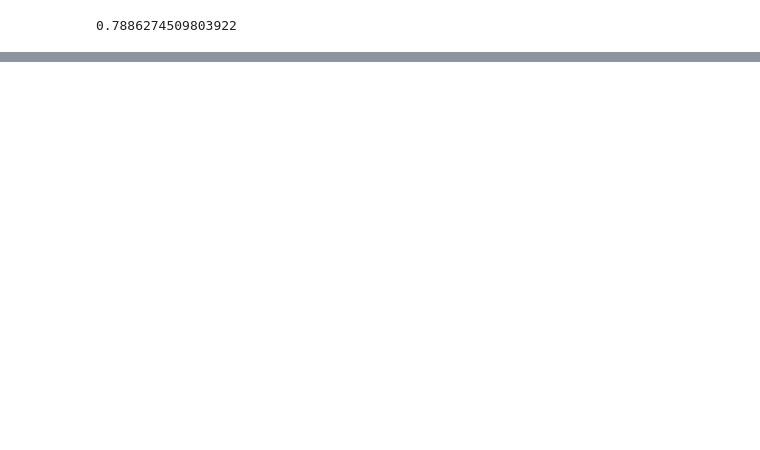
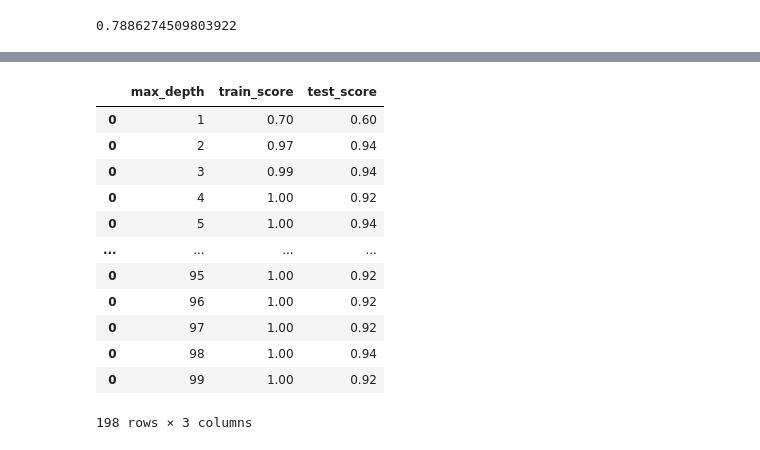
Before and after one commit to Accolyte42/Carpov_ML, a Jupyter notebook: Carpov_notes.ipynb, the cells around one changed output, grey strips where cells are left out. Cells and saved outputs as stored; diff of their text form; code cells hidden in the pictures; blank space fills up the shorter version.

```diff
--- a/Carpov_notes.ipynb
+++ b/Carpov_notes.ipynb
@@ -2435,0 +2497,5 @@ cross_val_score(best_clf, X_test, y_test, cv=5).mean()
+# %%
+X_train = train_iris.drop(['species'], axis=1)
+y_train = train_iris.species
+X_test = test_iris.drop(['species'], axis=1)
+y_test = test_iris.species
@@ -2435,0 +2533,16 @@ cross_val_score(best_clf, X_test, y_test, cv=5).mean()
+# %%
+score_data
+# %% [output]
+|  | max_depth | train_score | test_score |
+| 0 | 1 | 0.70 | 0.60 |
+| 0 | 2 | 0.97 | 0.94 |
+| 0 | 3 | 0.99 | 0.94 |
+| 0 | 4 | 1.00 | 0.92 |
+| 0 | 5 | 1.00 | 0.94 |
+| ... | ... | ... | ... |
+| 0 | 95 | 1.00 | 0.92 |
+| 0 | 96 | 1.00 | 0.92 |
+| 0 | 97 | 1.00 | 0.92 |
+| 0 | 98 | 1.00 | 0.94 |
+| 0 | 99 | 1.00 | 0.92 |
+198 rows × 3 columns
```
Also changed, not shown: parts of 47 cells of this notebook.
